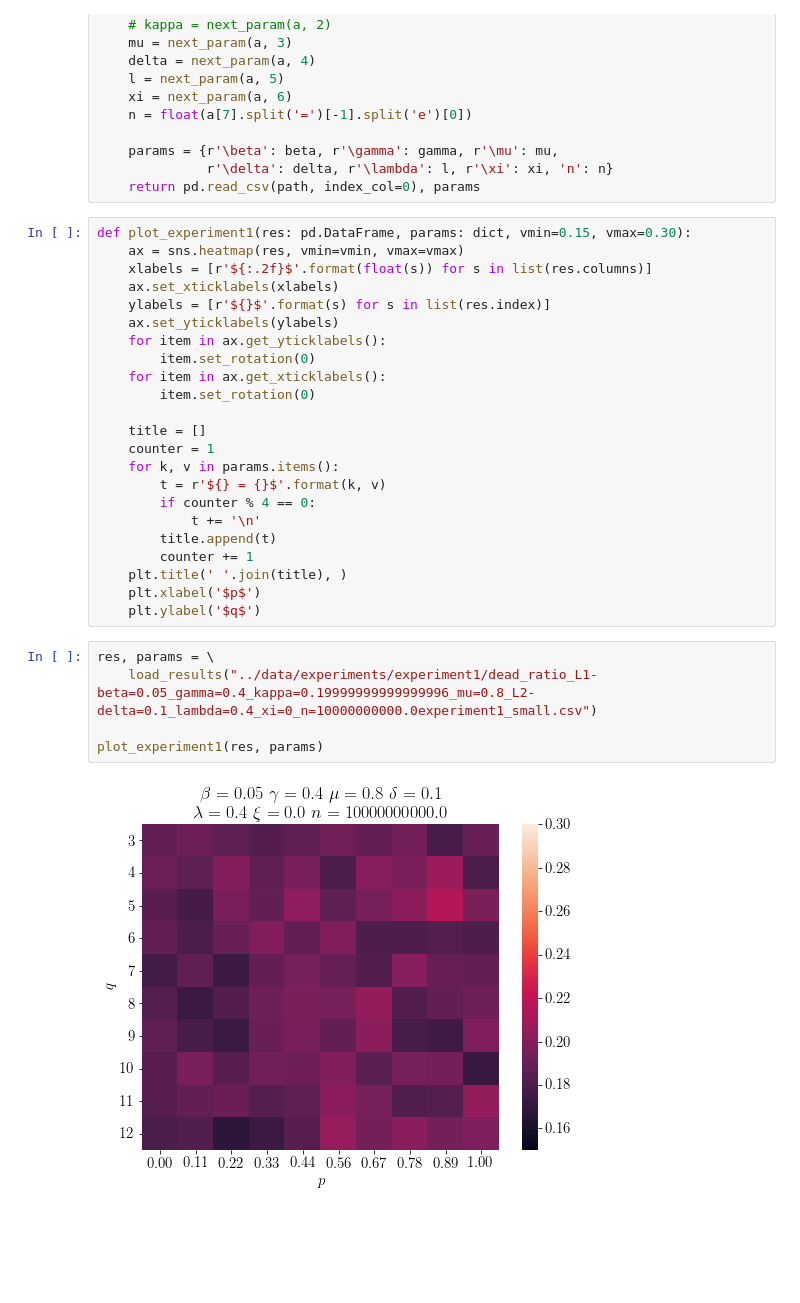
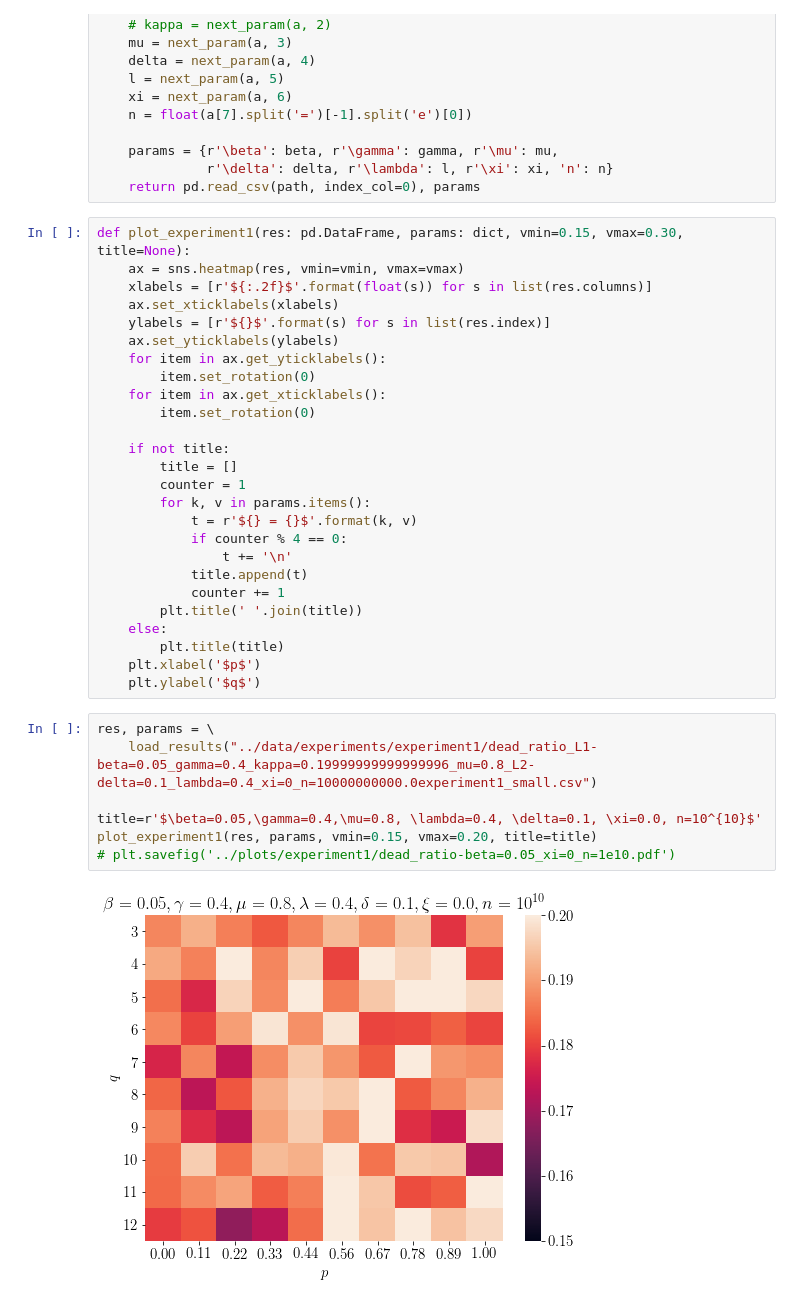
Before and after one commit to robertjankowski/social-media-influence-on-covid-pandemic, a Jupyter notebook: notebooks/experiment_1.ipynb, the cells around one changed output. Drawn from its saved outputs; the diff is of its cells as text; blank space fills up the shorter version.

Commit message:
finished experiment 1

```diff
--- a/notebooks/experiment_1.ipynb
+++ b/notebooks/experiment_1.ipynb
@@ -30,7 +27,7 @@ def load_results(path: str):
               r'\delta': delta, r'\lambda': l, r'\xi': xi, 'n': n}
     return pd.read_csv(path, index_col=0), params
 # %%
-def plot_experiment1(res: pd.DataFrame, params: dict, vmin=0.15, vmax=0.30):
+def plot_experiment1(res: pd.DataFrame, params: dict, vmin=0.15, vmax=0.30, title=None):
     ax = sns.heatmap(res, vmin=vmin, vmax=vmax)
     xlabels = [r'${:.2f}$'.format(float(s)) for s in list(res.columns)]
     ax.set_xticklabels(xlabels)
@@ -41,24 +38,29 @@ def plot_experiment1(res: pd.DataFrame, params: dict, vmin=0.15, vmax=0.30):
     for item in ax.get_xticklabels():
         item.set_rotation(0)
 
-    title = []
-    counter = 1
-    for k, v in params.items():
-        t = r'${} = {}$'.format(k, v)
-        if counter % 4 == 0:
-            t += '\n'
-        title.append(t)
-        counter += 1
-    plt.title(' '.join(title), )
+    if not title:
+        title = []
+        counter = 1
+        for k, v in params.items():
+            t = r'${} = {}$'.format(k, v)
+            if counter % 4 == 0:
+                t += '\n'
+            title.append(t)
+            counter += 1
+        plt.title(' '.join(title))
+    else:
+        plt.title(title)
     plt.xlabel('$p$')
     plt.ylabel('$q$')
 # %%
 res, params = \
     load_results("../data/experiments/experiment1/dead_ratio_L1-beta=0.05_gamma=0.4_kappa=0.19999999999999996_mu=0.8_L2-delta=0.1_lambda=0.4_xi=0_n=10000000000.0experiment1_small.csv")
 
-plot_experiment1(res, params)
+title=r'$\beta=0.05,\gamma=0.4,\mu=0.8, \lambda=0.4, \delta=0.1, \xi=0.0, n=10^{10}$'
+plot_experiment1(res, params, vmin=0.15, vmax=0.20, title=title)
+# plt.savefig('../plots/experiment1/dead_ratio-beta=0.05_xi=0_n=1e10.pdf')
 # %% [output]
-[figure, old version]
+[figure, new version]
 # %%
 res, params = \
     load_results("../data/experiments/experiment1/dead_ratio_L1-beta=0.05_gamma=0.4_kappa=0.19999999999999996_mu=0.8_L2-delta=0.1_lambda=0.4_xi=1000_n=100.0experiment1_small.csv")
```
Also changed, not shown: parts of 11 cells of this notebook, 10 other files.
